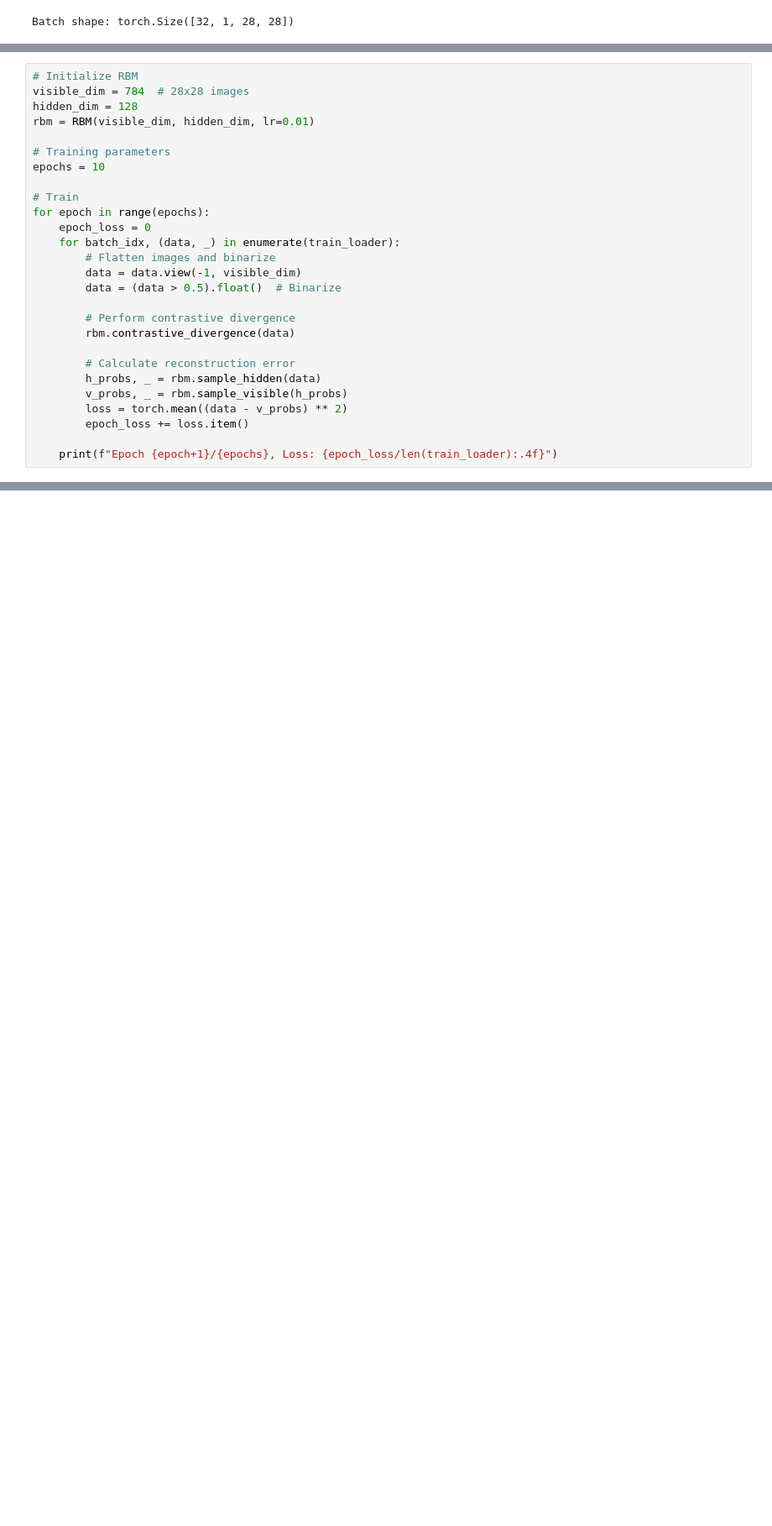
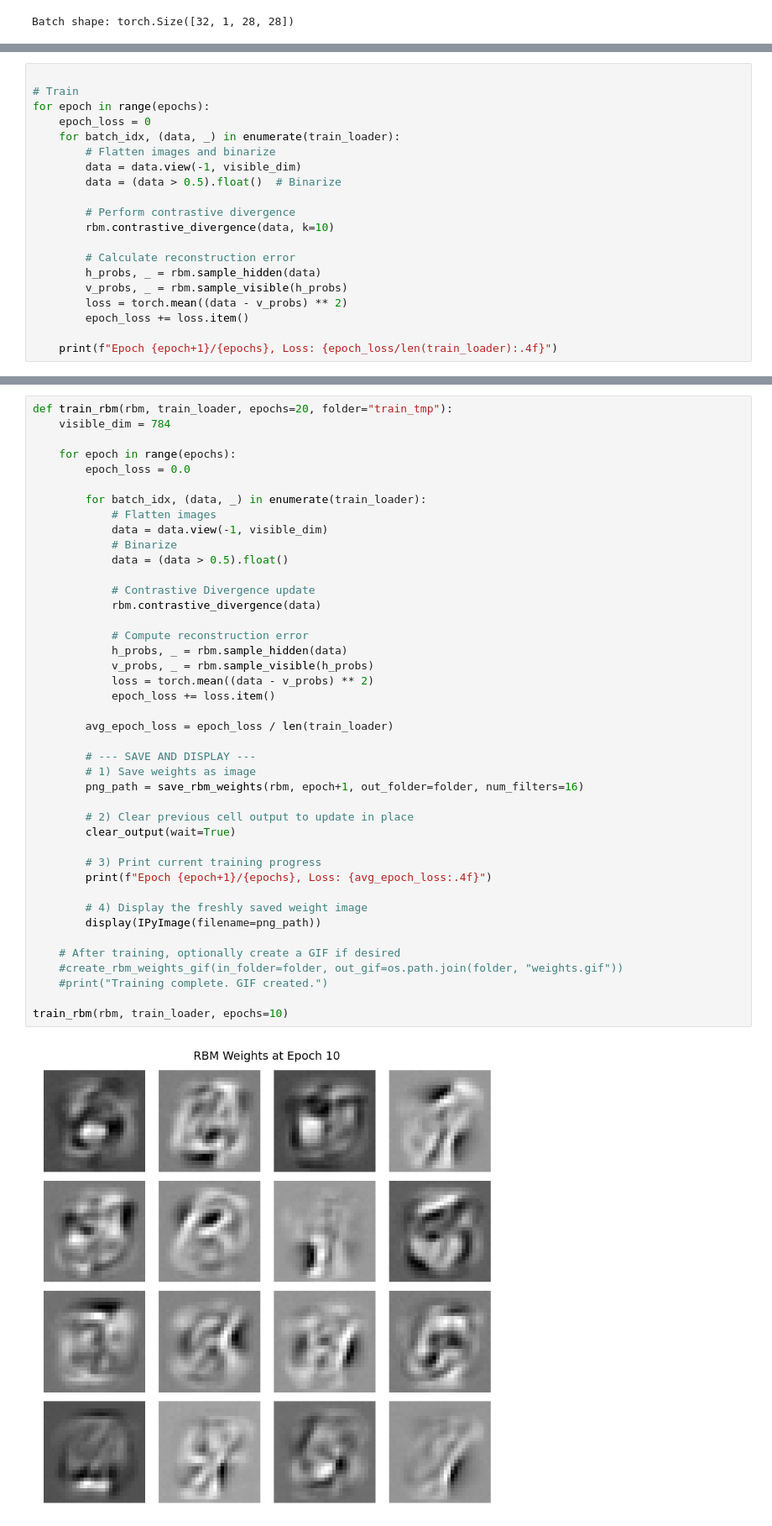
Before and after one commit to simontonner/neural-quantum-tomo, a Jupyter notebook: warm_up/rbm_vanilla/rbm_mnist.ipynb, the cells around one changed output, grey strips where cells are left out. Shown at 84% size. Drawn from its saved outputs; the diff is of its cells as text; blank space fills up the shorter version.

```diff
--- a/warm_up/rbm_vanilla/rbm_mnist.ipynb
+++ b/warm_up/rbm_vanilla/rbm_mnist.ipynb
@@ -67,11 +75,4 @@ class RBM(torch.nn.Module):
 # %%
-# Initialize RBM
-visible_dim = 784  # 28x28 images
-hidden_dim = 128
-rbm = RBM(visible_dim, hidden_dim, lr=0.01)
-
-# Training parameters
-epochs = 10
 
 # Train
 for epoch in range(epochs):
@@ -82,7 +83,7 @@ for epoch in range(epochs):
         data = (data > 0.5).float()  # Binarize
 
         # Perform contrastive divergence
-        rbm.contrastive_divergence(data)
+        rbm.contrastive_divergence(data, k=10)
 
         # Calculate reconstruction error
         h_probs, _ = rbm.sample_hidden(data)
@@ -104,0 +158,44 @@ Epoch 10/10, Loss: 0.0263
+# %%
+def train_rbm(rbm, train_loader, epochs=20, folder="train_tmp"):
+    visible_dim = 784
+
+    for epoch in range(epochs):
+        epoch_loss = 0.0
+
+        for batch_idx, (data, _) in enumerate(train_loader):
+            # Flatten images
+            data = data.view(-1, visible_dim)
+            # Binarize
+            data = (data > 0.5).float()
+
+            # Contrastive Divergence update
+            rbm.contrastive_divergence(data)
+
+            # Compute reconstruction error
+            h_probs, _ = rbm.sample_hidden(data)
+            v_probs, _ = rbm.sample_visible(h_probs)
+            loss = torch.mean((data - v_probs) ** 2)
+            epoch_loss += loss.item()
+
+        avg_epoch_loss = epoch_loss / len(train_loader)
+
+        # --- SAVE AND DISPLAY ---
+        # 1) Save weights as image
+        png_path = save_rbm_weights(rbm, epoch+1, out_folder=folder, num_filters=16)
+
+        # 2) Clear previous cell output to update in place
+        clear_output(wait=True)
+
+        # 3) Print current training progress
+        print(f"Epoch {epoch+1}/{epochs}, Loss: {avg_epoch_loss:.4f}")
+
+        # 4) Display the freshly saved weight image
+        display(IPyImage(filename=png_path))
+
+    # After training, optionally create a GIF if desired
+    #create_rbm_weights_gif(in_folder=folder, out_gif=os.path.join(folder, "weights.gif"))
+    #print("Training complete. GIF created.")
+
+train_rbm(rbm, train_loader, epochs=10)
+# %% [output]
+[figure, added]
```
Also changed, not shown: parts of 7 cells of this notebook, 3 other files.
